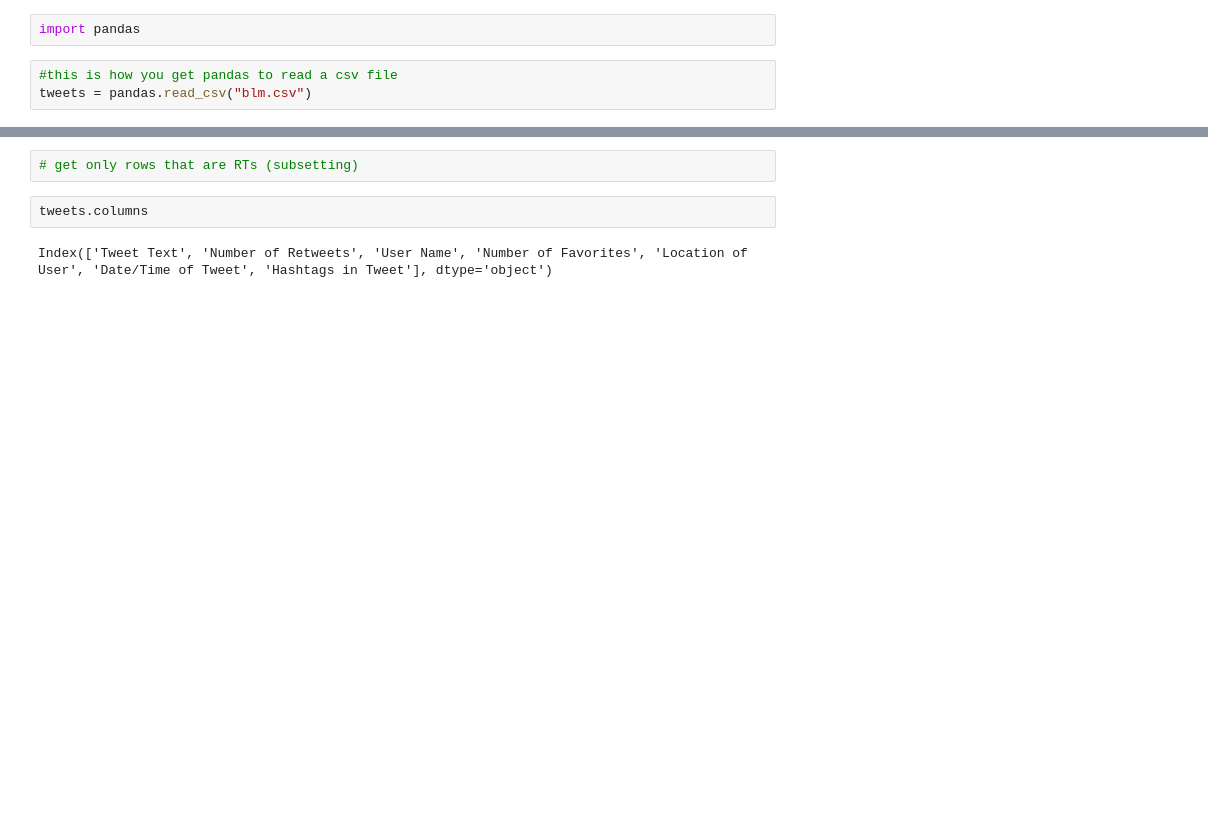
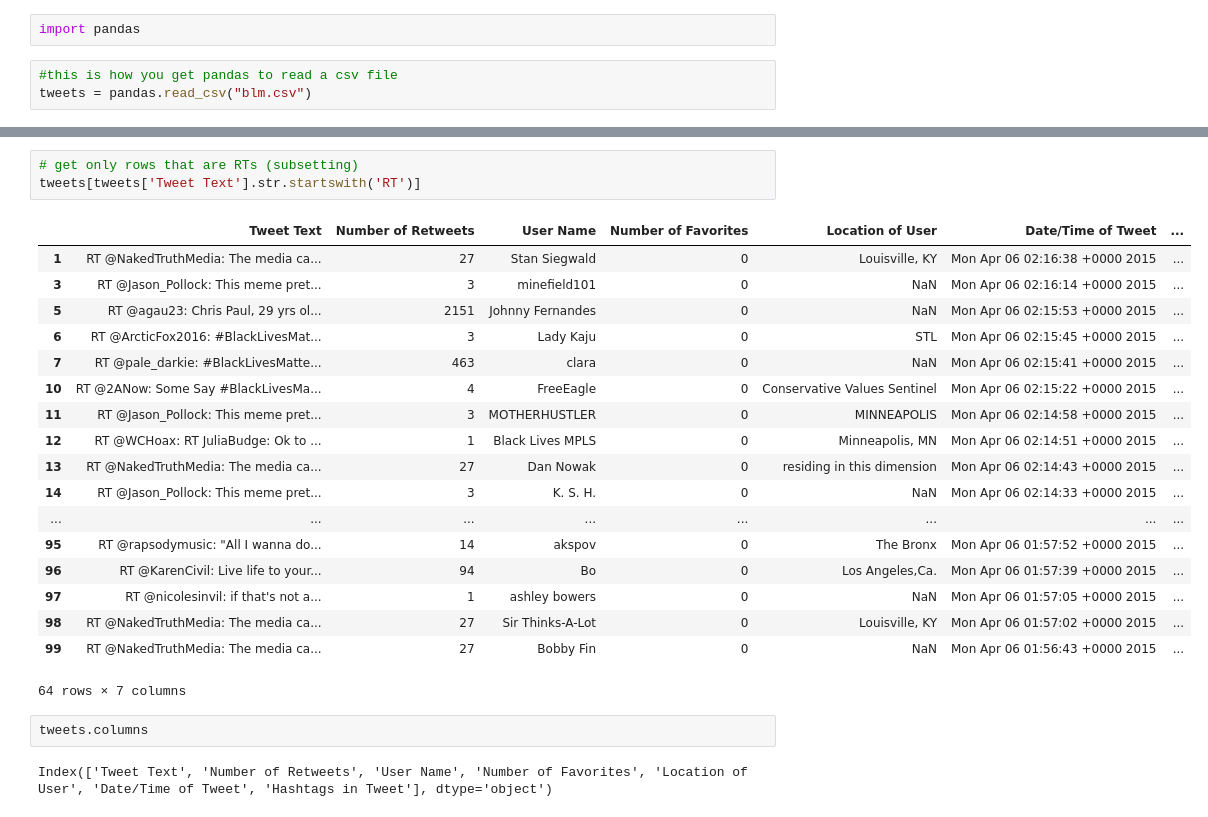
Before and after one commit to sanajaved7/twitter-api-project, a Jupyter notebook: tweet_analysis.ipynb, the cells around one changed output, grey strips where cells are left out. Drawn from its saved outputs; the diff is of its cells as text; blank space fills up the shorter version.

```diff
--- a/tweet_analysis.ipynb
+++ b/tweet_analysis.ipynb
@@ -27,5 +75,25 @@ tweets[0:2]
 # %%
 # get only rows that are RTs (subsetting)
+tweets[tweets['Tweet Text'].str.startswith('RT')]
+# %% [output]
+|  | Tweet Text | Number of Retweets | User Name | Number of Favorites | Location of User | Date/Time of Tweet | ... |
+| 1 | RT @NakedTruthMedia: The media ca... | 27 | Stan Siegwald | 0 | Louisville, KY | Mon Apr 06 02:16:38 +0000 2015 | ... |
+| 3 | RT @Jason_Pollock: This meme pret... | 3 | minefield101 | 0 | NaN | Mon Apr 06 02:16:14 +0000 2015 | ... |
+| 5 | RT @agau23: Chris Paul, 29 yrs ol... | 2151 | Johnny Fernandes | 0 | NaN | Mon Apr 06 02:15:53 +0000 2015 | ... |
+| 6 | RT @ArcticFox2016: #BlackLivesMat... | 3 | Lady Kaju | 0 | STL | Mon Apr 06 02:15:45 +0000 2015 | ... |
+| 7 | RT @pale_darkie: #BlackLivesMatte... | 463 | clara | 0 | NaN | Mon Apr 06 02:15:41 +0000 2015 | ... |
+| 10 | RT @2ANow: Some Say #BlackLivesMa... | 4 | FreeEagle | 0 | Conservative Values Sentinel | Mon Apr 06 02:15:22 +0000 2015 | ... |
+| 11 | RT @Jason_Pollock: This meme pret... | 3 | MOTHERHUSTLER | 0 | MINNEAPOLIS | Mon Apr 06 02:14:58 +0000 2015 | ... |
+| 12 | RT @WCHoax: RT JuliaBudge: Ok to ... | 1 | Black Lives MPLS | 0 | Minneapolis, MN | Mon Apr 06 02:14:51 +0000 2015 | ... |
+| 13 | RT @NakedTruthMedia: The media ca... | 27 | Dan Nowak | 0 | residing in this dimension | Mon Apr 06 02:14:43 +0000 2015 | ... |
+| 14 | RT @Jason_Pollock: This meme pret... | 3 | K. S. H. | 0 | NaN | Mon Apr 06 02:14:33 +0000 2015 | ... |
+| ... | ... | ... | ... | ... | ... | ... | ... |
+| 95 | RT @rapsodymusic: "All I wanna do... | 14 | akspov | 0 | The Bronx | Mon Apr 06 01:57:52 +0000 2015 | ... |
+| 96 | RT @KarenCivil: Live life to your... | 94 | Bo | 0 | Los Angeles,Ca. | Mon Apr 06 01:57:39 +0000 2015 | ... |
+| 97 | RT @nicolesinvil: if that's not a... | 1 | ashley bowers | 0 | NaN | Mon Apr 06 01:57:05 +0000 2015 | ... |
+| 98 | RT @NakedTruthMedia: The media ca... | 27 | Sir Thinks-A-Lot | 0 | Louisville, KY | Mon Apr 06 01:57:02 +0000 2015 | ... |
+| 99 | RT @NakedTruthMedia: The media ca... | 27 | Bobby Fin | 0 | NaN | Mon Apr 06 01:56:43 +0000 2015 | ... |
+64 rows × 7 columns
 # %%
 tweets.columns
 # %% [output]
```
Also changed, not shown: parts of 21 cells of this notebook.
